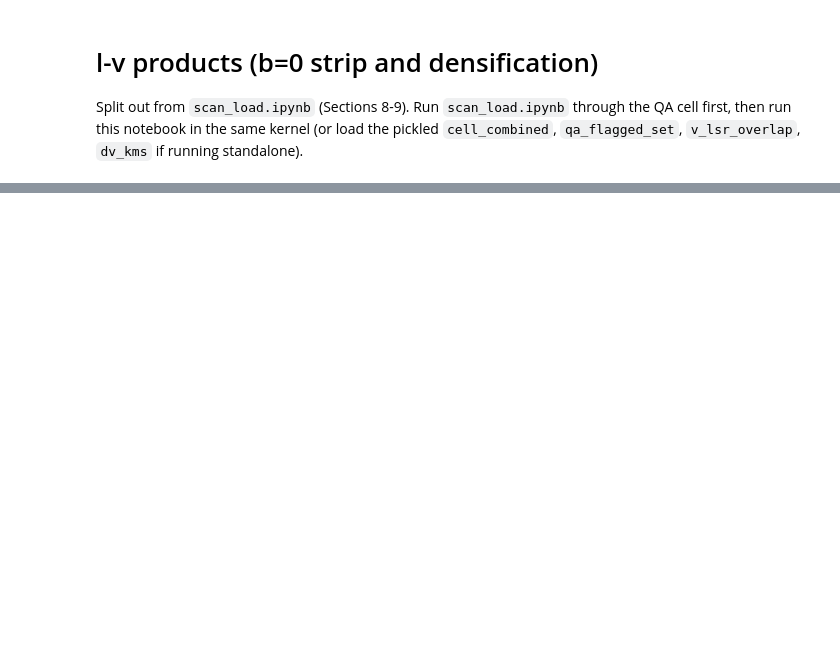
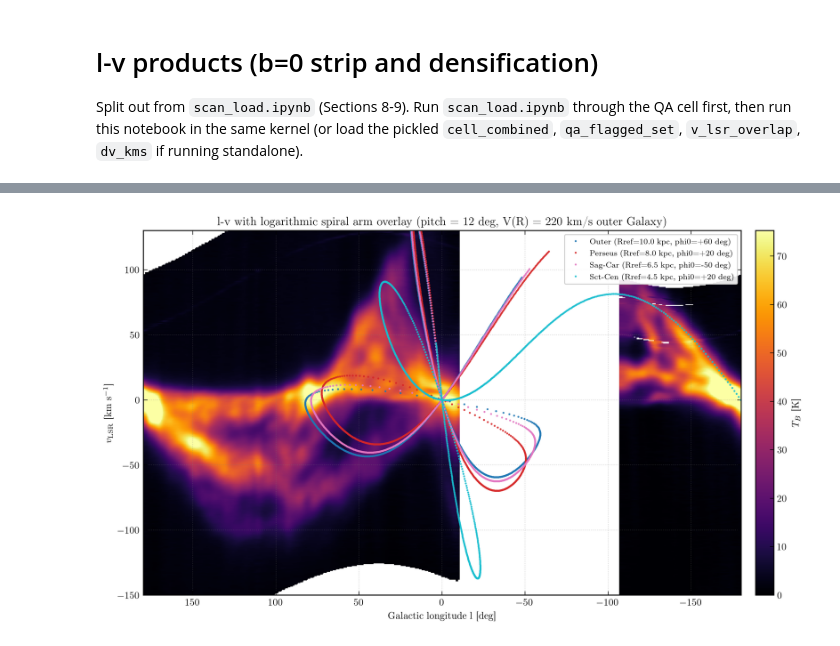
Before and after one commit to raw-asparagus/ay-121, a Jupyter notebook: labs/04/notebooks/main/scan_load_lv.ipynb, the cells around one changed output, grey strips where cells are left out. Cells and saved outputs as stored; diff of their text form; code cells hidden in the pictures; blank space fills up the shorter version.

```diff
--- a/labs/04/notebooks/main/scan_load_lv.ipynb
+++ b/labs/04/notebooks/main/scan_load_lv.ipynb
@@ -495,0 +392,75 @@ plt.show()
+# %%
+PITCH_DEG = 12.0
+KAPPA = np.tan(np.deg2rad(PITCH_DEG))
+
+# (name, R_ref [kpc], phi0 [deg]) -- illustrative seeds; tune to the data.
+ARM_SEEDS = [
+    ('Outer',   10.0,   60.0),
+    ('Perseus',  8.0,   20.0),
+    ('Sag-Car',  6.5,  -50.0),
+    ('Sct-Cen',  4.5,   20.0),
+]
+
+
+def project_arm_to_lv(R_ref_arm, phi0_deg, kappa,
+                      n=1200, phi_lo_deg=-360.0, phi_hi_deg=360.0):
+    """Map a logarithmic spiral arm into (l, V_LSR) using HI1.tex Eq. vdopp.
+
+    Galactocentric Cartesian: x toward Sun, y in direction of rotation at Sun.
+    Sun at (R0, 0); galactic longitude measured from GC direction (-x).
+    """
+    phi = np.deg2rad(np.linspace(phi_lo_deg, phi_hi_deg, n))
+    R_arm = R_ref_arm * np.exp(kappa * (phi - np.deg2rad(phi0_deg)))
+    x_g = R_arm * np.cos(phi)
+    y_g = R_arm * np.sin(phi)
+    # Heliocentric: Sun at (R0, 0); l from -x toward +y
+    l = np.rad2deg(np.arctan2(y_g, R0_KPC - x_g))   # in (-180, 180]
+    # V(R): flat 220 km/s outside the Solar circle (HI1.tex line 466).
+    V_R = np.full_like(R_arm, V0_KMS)
+    sin_l = np.sin(np.deg2rad(l))
+    v_dopp = (V_R / R_arm - V0_KMS / R0_KPC) * R0_KPC * sin_l
+    return l, v_dopp, R_arm
+
+
+# --- Plot the l-v image with arm tracks ---
+v_step = v_lsr_overlap[1] - v_lsr_overlap[0]
+v_edges = np.concatenate([
+    [v_lsr_overlap[0] - 0.5 * v_step],
+    0.5 * (v_lsr_overlap[:-1] + v_lsr_overlap[1:]),
+    [v_lsr_overlap[-1] + 0.5 * v_step],
+])
+l_edges_fine = np.concatenate([
+    [l_fine[0] - 0.5 * LV_DL_FINE],
+    0.5 * (l_fine[:-1] + l_fine[1:]),
+    [l_fine[-1] + 0.5 * LV_DL_FINE],
+])
+finite_vals = lv_image_dense[np.isfinite(lv_image_dense)]
+vmin = max(0.0, np.nanpercentile(finite_vals, 1)) if finite_vals.size else 0.0
+vmax = np.nanpercentile(finite_vals, 99) if finite_vals.size else 1.0
+
+fig, ax = plt.subplots(figsize=(11, 6))
+pcm = ax.pcolormesh(l_edges_fine, v_edges, lv_image_dense,
+                    cmap='inferno', vmin=vmin, vmax=vmax, shading='flat')
+
+l_lo_plot, l_hi_plot = l_fine.min(), l_fine.max()
+colors = plt.cm.tab10(np.linspace(0, 1, len(ARM_SEEDS)))
+for (name, R_ref_arm, phi0), color in zip(ARM_SEEDS, colors):
+    l_arm, v_arm, R_arm = project_arm_to_lv(R_ref_arm, phi0, KAPPA)
+    keep = ((R_arm > 2.0) & (R_arm < 20.0)
+            & (l_arm >= l_lo_plot) & (l_arm <= l_hi_plot))
+    ax.plot(l_arm[keep], v_arm[keep], '.', ms=2, color=color, alpha=0.85,
+            label=f'{name}  (Rref={R_ref_arm} kpc, phi0={phi0:+.0f} deg)')
+
+ax.set_xlabel('Galactic longitude l [deg]')
+ax.set_ylabel(r'$v_{\rm LSR}$ [km s$^{-1}$]')
+ax.set_ylim(LV_VMIN, LV_VMAX)
+ax.invert_xaxis()
+ax.set_title(f'l-v with logarithmic spiral arm overlay '
+             f'(pitch = {PITCH_DEG:.0f} deg, V(R) = {V0_KMS:.0f} km/s outer Galaxy)')
+ax.legend(loc='upper right', fontsize=8, framealpha=0.9)
+cbar = fig.colorbar(pcm, ax=ax, pad=0.02)
+cbar.set_label(r'$T_B$ [K]')
+plt.tight_layout()
+plt.show()
+# %% [output]
+[figure, added]
```
Also changed, not shown: parts of 13 cells of this notebook, 8 other files.
